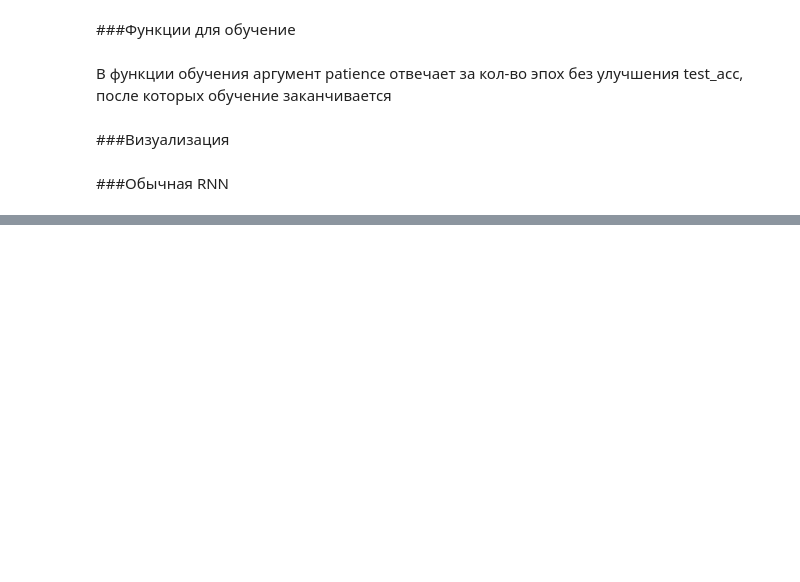
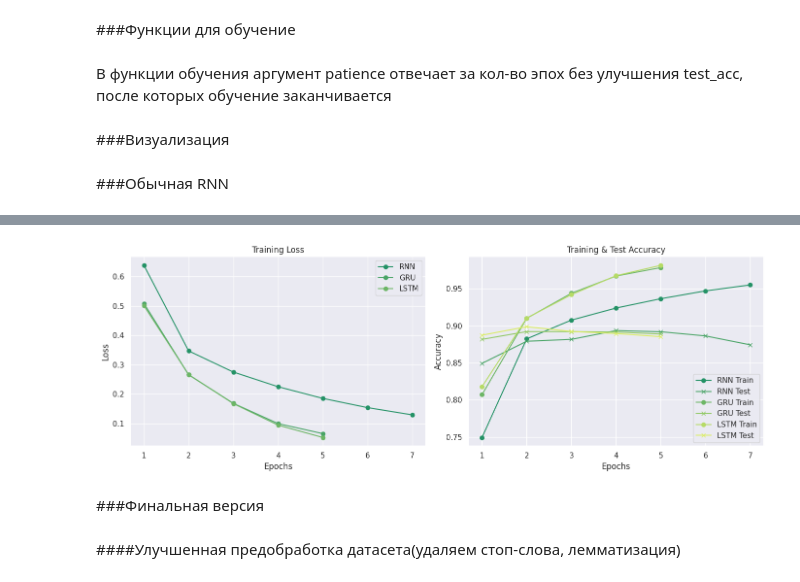
Before and after one commit to kovzanok/ml2, a Jupyter notebook: HW_text_classification.ipynb, the cells around one changed output, grey strips where cells are left out. Drawn from its saved outputs; the diff is of its cells as text; code cells hidden in the pictures; blank space fills up the shorter version.

```diff
--- a/HW_text_classification.ipynb
+++ b/HW_text_classification.ipynb
@@ -367,0 +538,7 @@ class SimpleRNN(nn.Module):
+# %%
+mean_agg_model = SimpleRNN(vocab_size=len(vocab),aggregation_type='mean').to(device)
+criterion = CrossEntropyLoss()
+optimizer = Adam(mean_agg_model.parameters())
+scheduler = torch.optim.lr_scheduler.ReduceLROnPlateau(optimizer, mode='max', factor=0.5, patience=2)
+
+mean_history = train(mean_agg_model, criterion, optimizer, train_dataloader, eval_dataloader, epochs=15, scheduler=scheduler)
@@ -367,0 +599,7 @@ class SimpleRNN(nn.Module):
+# %%
+gru_model = SimpleGRU(vocab_size=len(vocab),aggregation_type='mean').to(device)
+criterion = CrossEntropyLoss()
+optimizer = Adam(gru_model.parameters())
+scheduler = torch.optim.lr_scheduler.ReduceLROnPlateau(optimizer, mode='max', factor=0.5, patience=2)
+
+gru_history = train(gru_model, criterion, optimizer, train_dataloader, eval_dataloader, epochs=15, scheduler=scheduler)
@@ -367,0 +656,7 @@ class SimpleRNN(nn.Module):
+# %%
+lstm_model = SimpleLSTM(vocab_size=len(vocab), aggregation_type='mean').to(device)
+criterion = CrossEntropyLoss()
+optimizer = Adam(lstm_model.parameters())
+scheduler = torch.optim.lr_scheduler.ReduceLROnPlateau(optimizer, mode='max', factor=0.5, patience=2)
+
+lstm_history = train(lstm_model, criterion, optimizer, train_dataloader, eval_dataloader, epochs=15, scheduler=scheduler)
@@ -367,0 +672,13 @@ class SimpleRNN(nn.Module):
+# %%
+histories = {'RNN': {'loss': mean_history[0], **mean_history[1] },
+             'GRU': {'loss': gru_history[0], **gru_history[1] },
+             'LSTM': {'loss': lstm_history[0], **lstm_history[1] },
+            }
+
+plot_multiple_histories(histories)
+# %% [output]
+[figure, added]
+# %% [markdown]
+###Финальная версия
+# %% [markdown]
+####Улучшенная предобработка датасета(удаляем стоп-слова, лемматизация)
```
Also changed, not shown: parts of 34 cells of this notebook.
